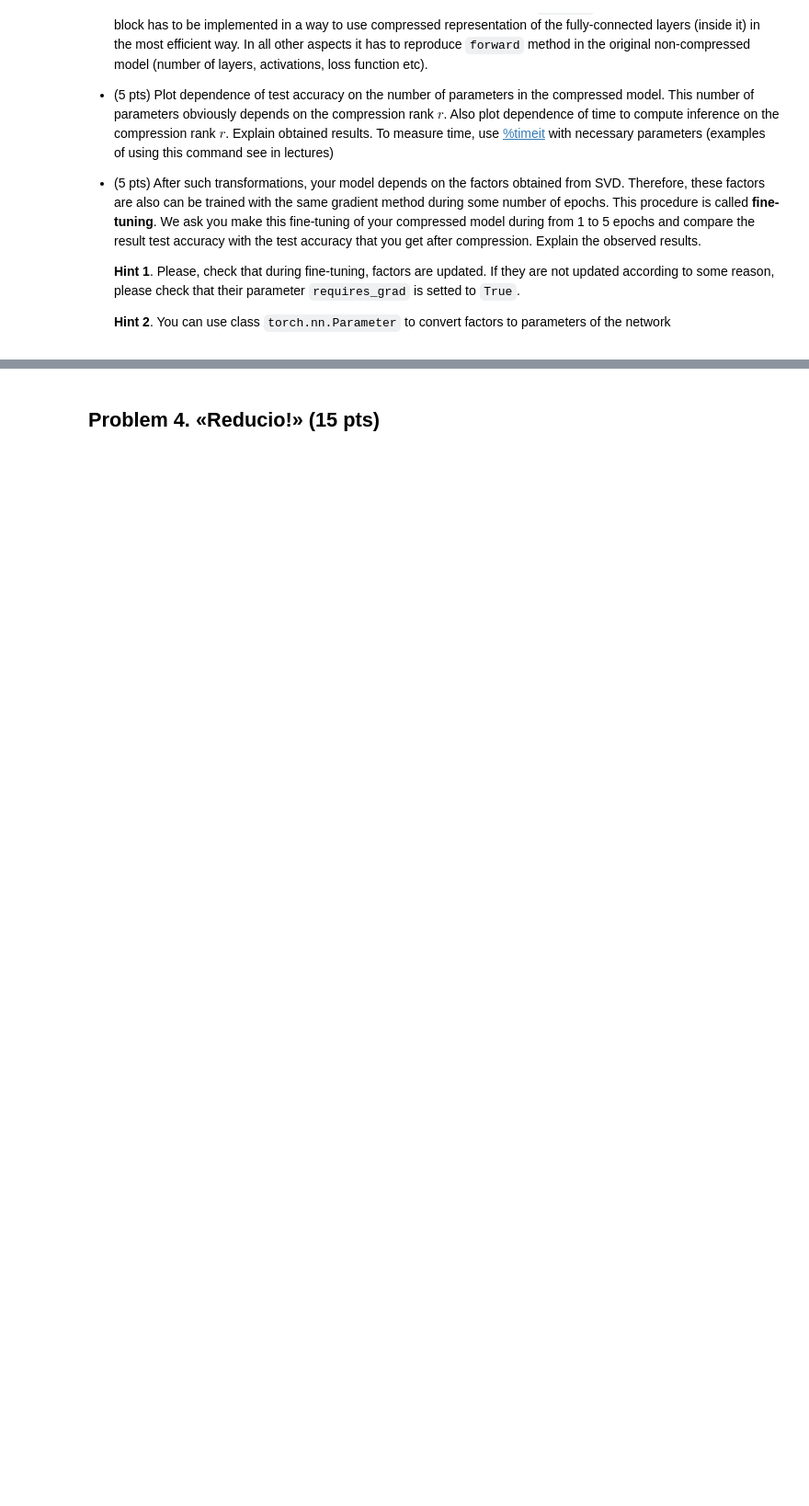
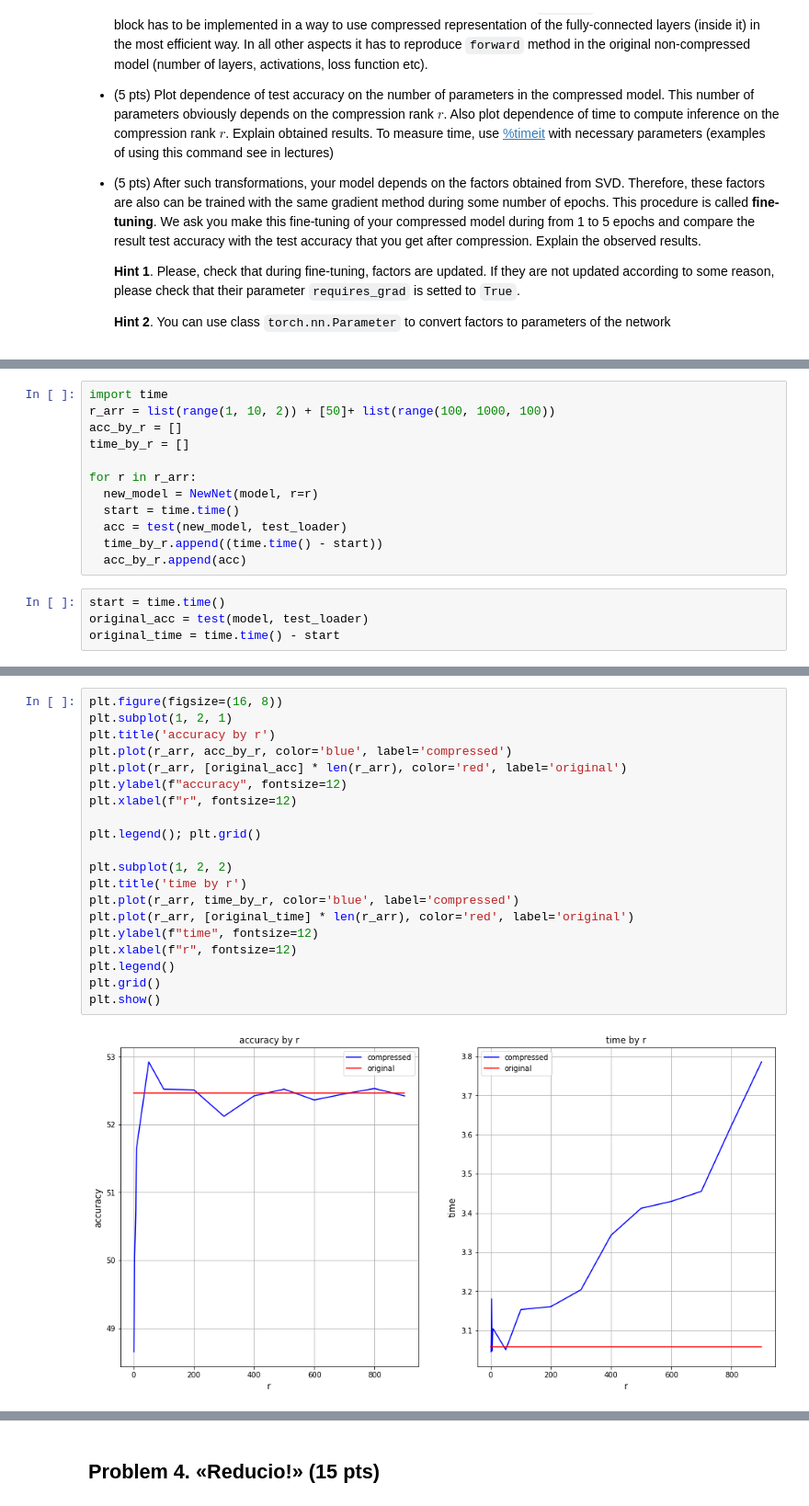
Before and after one commit to prosvirinKir/Numerical-Linear-Algebra, a Jupyter notebook: NLA_HW1_ProsvirinKV.ipynb, the cells around one changed output, grey strips where cells are left out. Shown at 92% size. Cells and saved outputs as stored; diff of their text form; blank space fills up the shorter version.

```diff
--- a/NLA_HW1_ProsvirinKV.ipynb
+++ b/NLA_HW1_ProsvirinKV.ipynb
@@ -706,0 +875,16 @@ Which r I should use in this task to compare the accuracy?
+# %%
+import time
+r_arr = list(range(1, 10, 2)) + [50]+ list(range(100, 1000, 100))
+acc_by_r = []
+time_by_r = []
+
+for r in r_arr:
+  new_model = NewNet(model, r=r)
+  start = time.time()
+  acc = test(new_model, test_loader)
+  time_by_r.append((time.time() - start))
+  acc_by_r.append(acc)
+# %%
+start = time.time()
+original_acc = test(model, test_loader)
+original_time = time.time() - start
@@ -706,0 +893,22 @@ Which r I should use in this task to compare the accuracy?
+# %%
+plt.figure(figsize=(16, 8))
+plt.subplot(1, 2, 1)
+plt.title('accuracy by r')
+plt.plot(r_arr, acc_by_r, color='blue', label='compressed')
+plt.plot(r_arr, [original_acc] * len(r_arr), color='red', label='original')
+plt.ylabel(f"accuracy", fontsize=12)
+plt.xlabel(f"r", fontsize=12)
+
+plt.legend(); plt.grid()
+
+plt.subplot(1, 2, 2)
+plt.title('time by r')
+plt.plot(r_arr, time_by_r, color='blue', label='compressed')
+plt.plot(r_arr, [original_time] * len(r_arr), color='red', label='original')
+plt.ylabel(f"time", fontsize=12)
+plt.xlabel(f"r", fontsize=12)
+plt.legend()
+plt.grid()
+plt.show()
+# %% [output]
+[figure, added]
```
Also changed, not shown: parts of 38 cells of this notebook.
